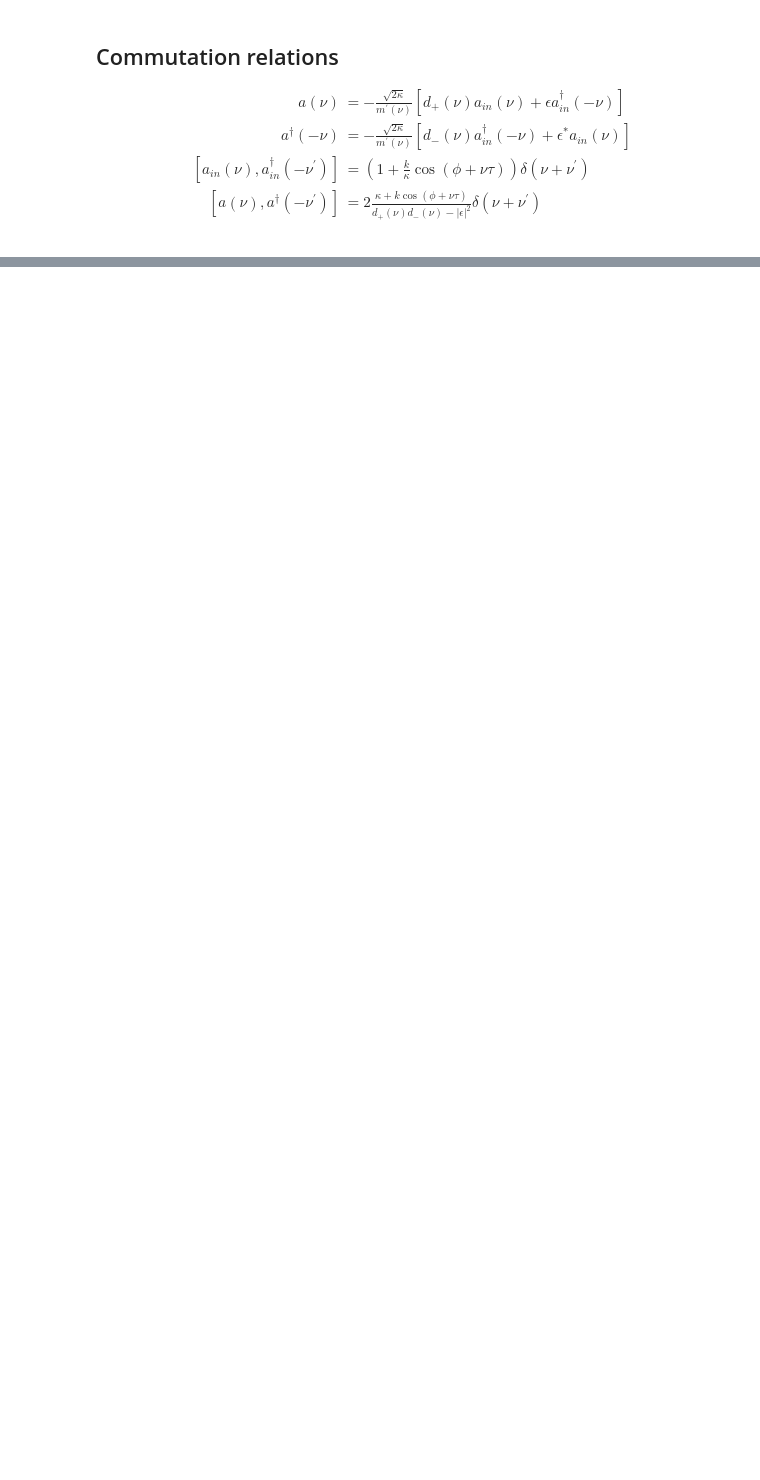
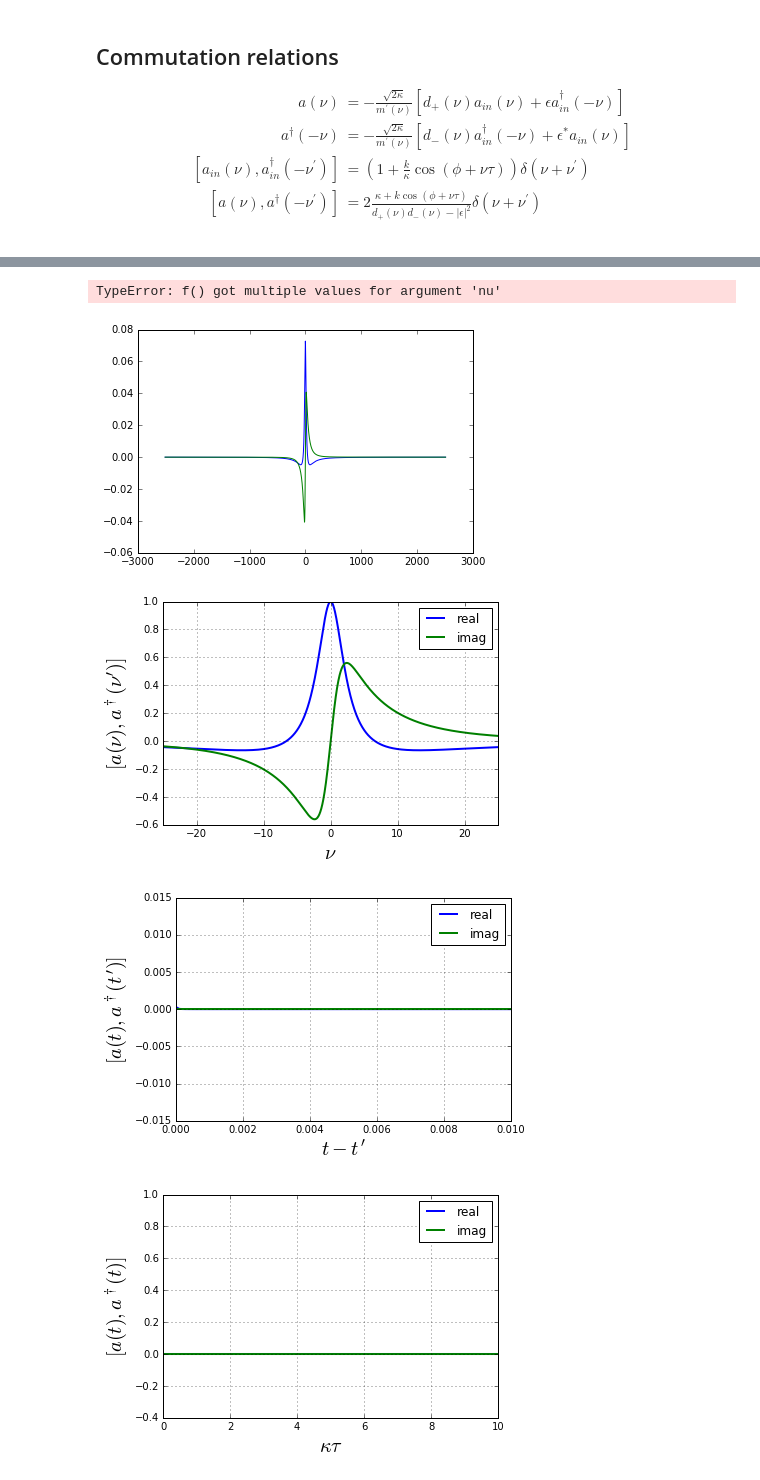
Before and after one commit to nemetniki/DPA, a Jupyter notebook: Commutator.ipynb, the cells around one changed output, grey strips where cells are left out. Cells and saved outputs as stored; diff of their text form; code cells hidden in the pictures; blank space fills up the shorter version.

```diff
--- a/Commutator.ipynb
+++ b/Commutator.ipynb
@@ -67,0 +41,71 @@ show()
+# %%
+taudep = partial(f,nu=100)
+plot(ktauvec,taudep(ktauvec).real,ktauvec,taudep(ktauvec).imag)
+# %% [output]
+TypeError: f() got multiple values for argument 'nu'
+# %%
+from functools import partial
+from scipy.fftpack import fft
+
+N = 16384
+nu = linspace(-400*pi*2,400*pi*2,N)
+f0 = partial(f,ktau=0)
+figure(0)
+plot(nu,f0(nu).real,nu,f0(nu).imag)
+fourier = partial(f,ktau=2)
+figure(1)
+plot(nu/2./pi,(fourier(nu)/f0(0)).real,label="real",linewidth = 2.0)
+hold(True)
+plot(nu/2./pi,(fourier(nu)/f0(0)).imag,label="imag",linewidth = 2.0)
+legend(loc='best')
+xlabel('$\\nu$', fontsize = 20)
+ylabel('$[a(\\nu),a^\dagger(\\nu^\prime)]$', fontsize = 20)
+grid(True)
+xlim(-25,25)
+hold(False)
+
+figure(2)
+time = ifft(fourier(nu)/f0(0))
+time0 = ifft(f0(nu)/f0(0))
+space = (nu[N-1]-nu[0])/N
+t = linspace(0,1/2/space,N)
+#print(space)
+#print(time[0])
+#print(time[1])
+#print(t[0])
+#print(t[1])
+plot(t,time.real,label="real",linewidth = 2.0)
+hold(True)
+plot(t, time.imag,label="imag",linewidth = 2.0)
+#plot(t, time0.real,label="$\kappa\\tau=0$",linewidth = 2.0)
+legend(loc='best')
+xlabel('$t-t^\prime$', fontsize = 20)
+ylabel('$[a(t),a^\dagger(t^\prime)]$', fontsize = 20)
+xlim(0,.01)
+grid(True)
+hold(False)
+
+figure(3)
+Ni = 4000
+ktau = zeros(Ni)
+ddep = zeros(Ni,dtype=complex)
+for i in range(Ni):
+    ktau[i] = 0.0025*i
+    four    = partial(f,ktau=ktau[i])
+    timd    = ifft(four(nu)/f0(0))
+    ddep[i] = timd[0]
+plot(ktau,ddep.real,label='real',linewidth = 2.0)
+hold(True)
+plot(ktau,ddep.imag,label='imag',linewidth = 2.0)
+legend(loc='best')
+xlabel('$\kappa\\tau$', fontsize = 20)
+ylabel('$[a(t),a^\dagger(t)]$', fontsize = 20)
+grid(True)
+ylim(-.4,1)
+hold(False)
+show()
+# %% [output]
+[figure, added]
+[figure, added]
+[figure, added]
+[figure, added]
```
Also changed, not shown: parts of 4 cells of this notebook.
